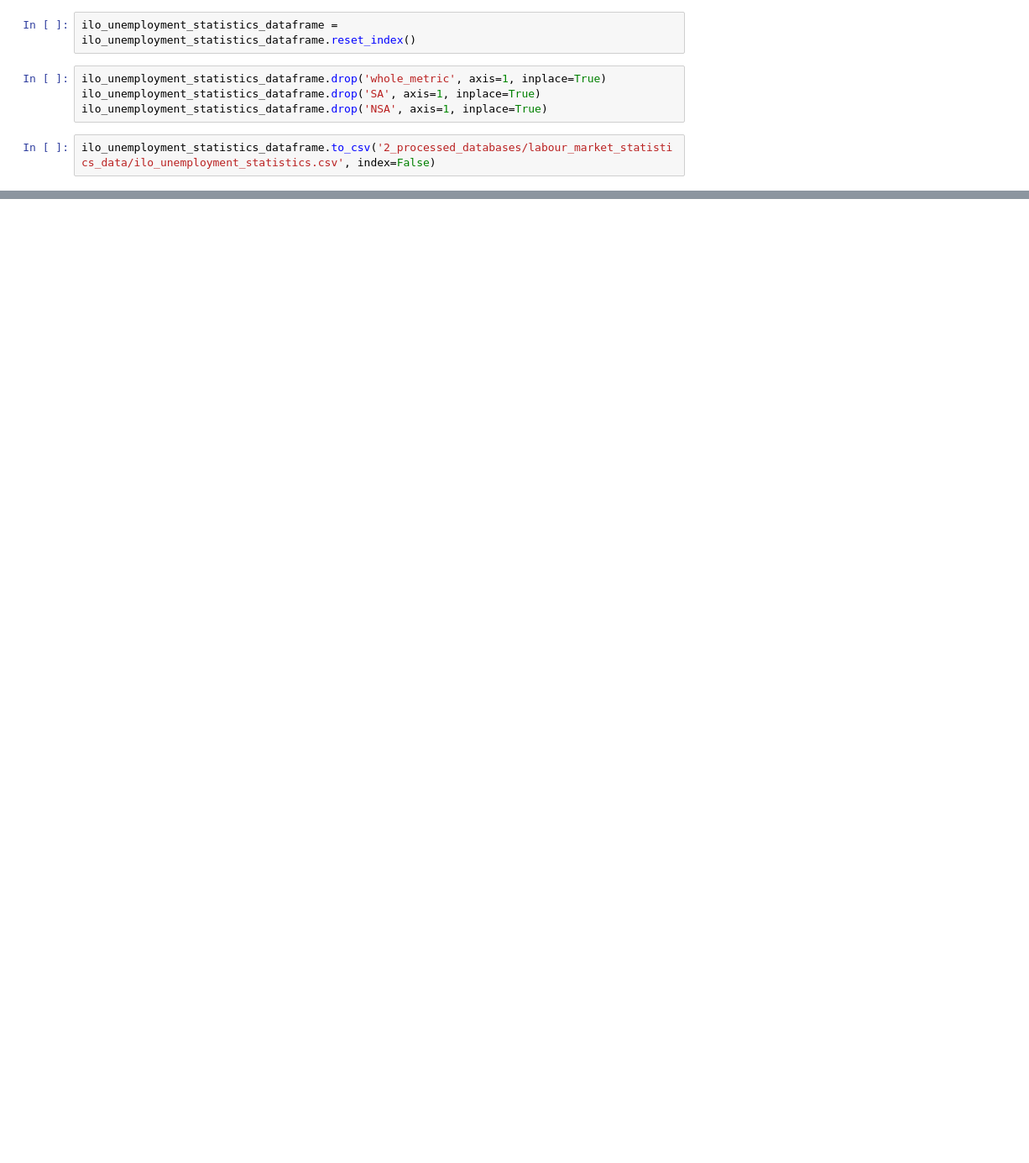
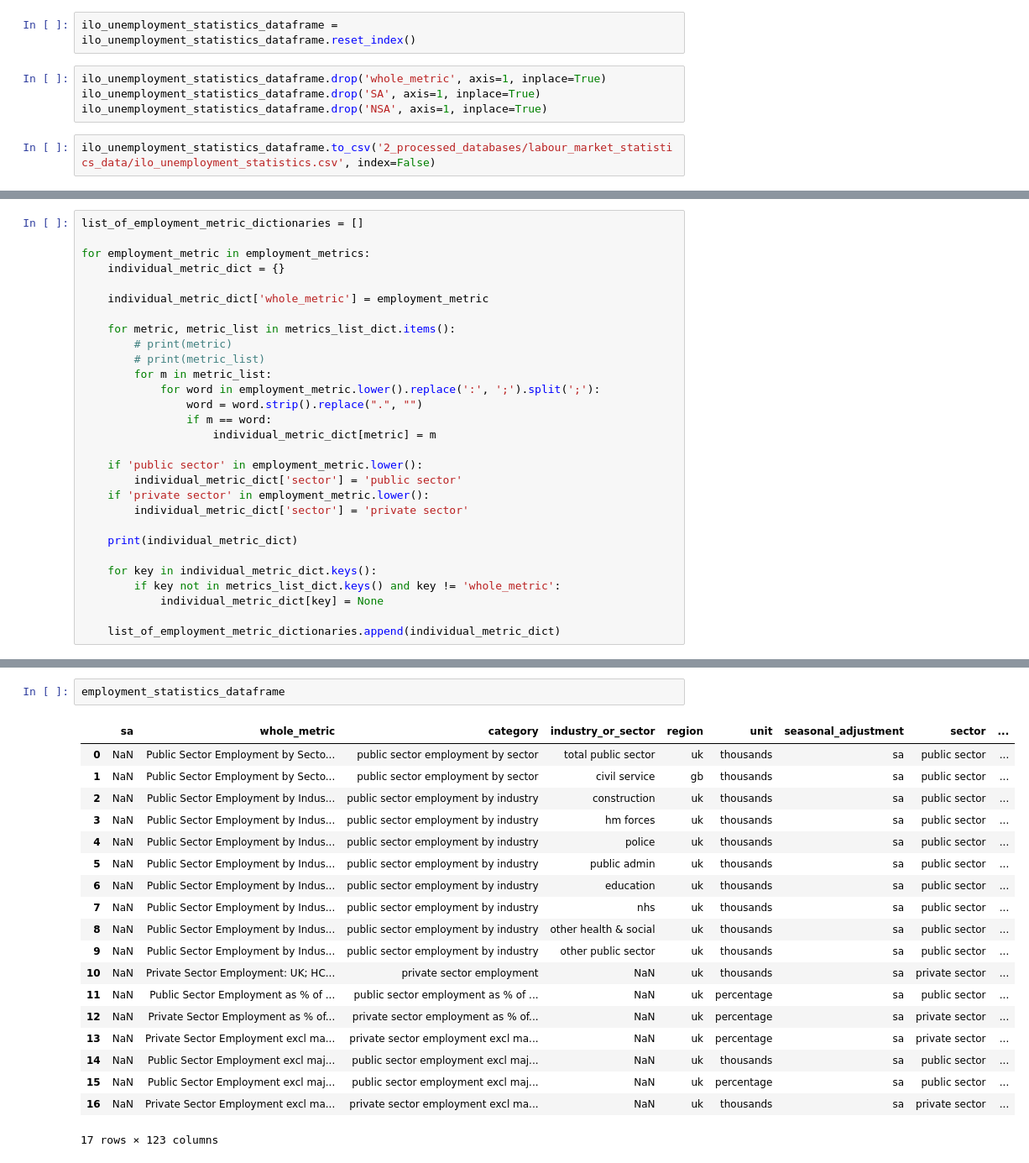
Before and after one commit to branticus94/Group-1-Data-Final-Project, a Jupyter notebook: report/visualisation/1_data_cleaning_preprocessing/1_api_connectors_and_csv_parsers/labour_market_statistics.ipynb, the cells around one changed output, grey strips where cells are left out. Shown at 84% size. Drawn from its saved outputs; the diff is of its cells as text; blank space fills up the shorter version.

```diff
--- a/report/visualisation/1_data_cleaning_preprocessing/1_api_connectors_and_csv_parsers/labour_market_statistics.ipynb
+++ b/report/visualisation/1_data_cleaning_preprocessing/1_api_connectors_and_csv_parsers/labour_market_statistics.ipynb
@@ -482,0 +629,29 @@ ilo_unemployment_statistics_dataframe.to_csv('2_processed_databases/labour_marke
+# %%
+list_of_employment_metric_dictionaries = []
+
+for employment_metric in employment_metrics:
+    individual_metric_dict = {}
+
+    individual_metric_dict['whole_metric'] = employment_metric
+
+    for metric, metric_list in metrics_list_dict.items():
+        # print(metric)
+        # print(metric_list)
+        for m in metric_list:
+            for word in employment_metric.lower().replace(':', ';').split(';'):
+                word = word.strip().replace(".", "")
+                if m == word:
+                    individual_metric_dict[metric] = m
+
+    if 'public sector' in employment_metric.lower():
+        individual_metric_dict['sector'] = 'public sector'
+    if 'private sector' in employment_metric.lower():
+        individual_metric_dict['sector'] = 'private sector'
+
+    print(individual_metric_dict)
+
+    for key in individual_metric_dict.keys():
+        if key not in metrics_list_dict.keys() and key != 'whole_metric':
+            individual_metric_dict[key] = None
+
+    list_of_employment_metric_dictionaries.append(individual_metric_dict)
@@ -482,0 +710,22 @@ ilo_unemployment_statistics_dataframe.to_csv('2_processed_databases/labour_marke
+# %%
+employment_statistics_dataframe
+# %% [output]
+|  | sa | whole_metric | category | industry_or_sector | region | unit | seasonal_adjustment | sector | ... |
+| 0 | NaN | Public Sector Employment by Secto... | public sector employment by sector | total public sector | uk | thousands | sa | public sector | ... |
+| 1 | NaN | Public Sector Employment by Secto... | public sector employment by sector | civil service | gb | thousands | sa | public sector | ... |
+| 2 | NaN | Public Sector Employment by Indus... | public sector employment by industry | construction | uk | thousands | sa | public sector | ... |
+| 3 | NaN | Public Sector Employment by Indus... | public sector employment by industry | hm forces | uk | thousands | sa | public sector | ... |
+| 4 | NaN | Public Sector Employment by Indus... | public sector employment by industry | police | uk | thousands | sa | public sector | ... |
+| 5 | NaN | Public Sector Employment by Indus... | public sector employment by industry | public admin | uk | thousands | sa | public sector | ... |
+| 6 | NaN | Public Sector Employment by Indus... | public sector employment by industry | education | uk | thousands | sa | public sector | ... |
+| 7 | NaN | Public Sector Employment by Indus... | public sector employment by industry | nhs | uk | thousands | sa | public sector | ... |
+| 8 | NaN | Public Sector Employment by Indus... | public sector employment by industry | other health & social | uk | thousands | sa | public sector | ... |
+| 9 | NaN | Public Sector Employment by Indus... | public sector employment by industry | other public sector | uk | thousands | sa | public sector | ... |
+| 10 | NaN | Private Sector Employment: UK; HC... | private sector employment | NaN | uk | thousands | sa | private sector | ... |
+| 11 | NaN | Public Sector Employment as % of ... | public sector employment as % of ... | NaN | uk | percentage | sa | public sector | ... |
+| 12 | NaN | Private Sector Employment as % of... | private sector employment as % of... | NaN | uk | percentage | sa | private sector | ... |
+| 13 | NaN | Private Sector Employment excl ma... | private sector employment excl ma... | NaN | uk | percentage | sa | private sector | ... |
+| 14 | NaN | Public Sector Employment excl maj... | public sector employment excl maj... | NaN | uk | thousands | sa | public sector | ... |
+| 15 | NaN | Public Sector Employment excl maj... | public sector employment excl maj... | NaN | uk | percentage | sa | public sector | ... |
+| 16 | NaN | Private Sector Employment excl ma... | private sector employment excl ma... | NaN | uk | thousands | sa | private sector | ... |
+17 rows × 123 columns
```
Also changed, not shown: parts of 20 cells of this notebook, 1 other file.
